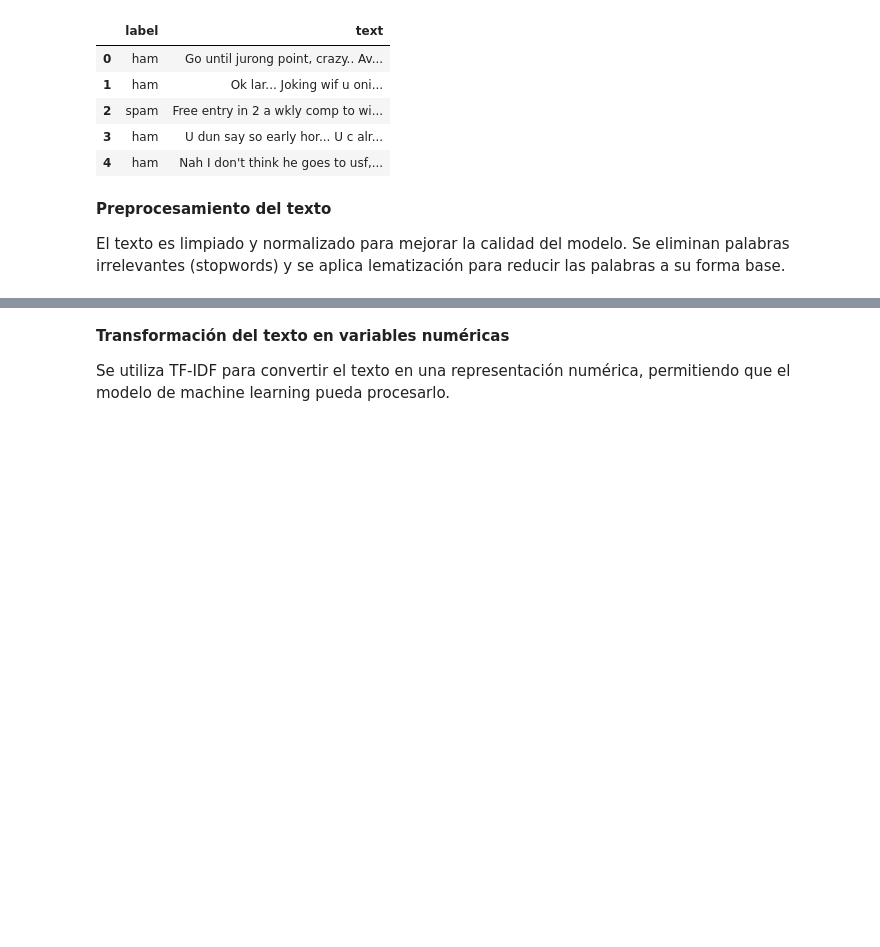
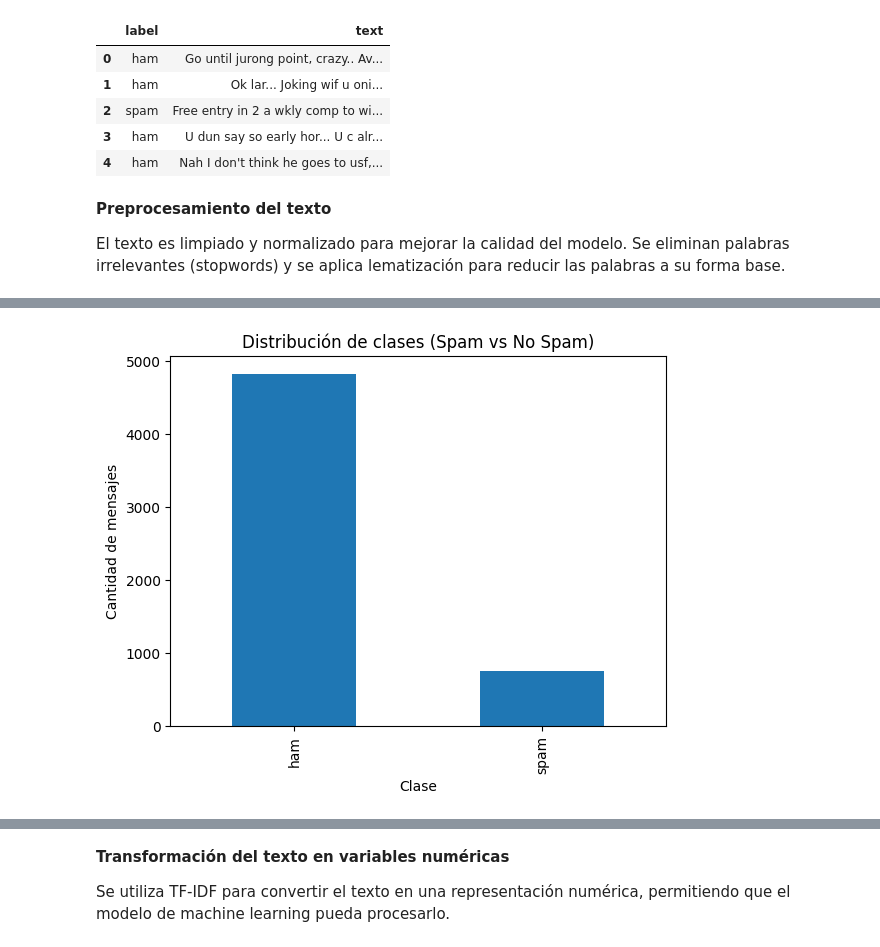
Before and after one commit to karenbochatay/Data_Science_IIII, a Jupyter notebook: DATA_SCIENCE_III.ipynb, the cells around one changed output, grey strips where cells are left out. Saved outputs shown, nothing was run; the diff lists cells and outputs as text; code cells hidden in the pictures; blank space fills up the shorter version.

```diff
--- a/DATA_SCIENCE_III.ipynb
+++ b/DATA_SCIENCE_III.ipynb
@@ -103,0 +110,15 @@ df['text'] = df['text'].apply(limpiar_texto)
+# %%
+# vemos cuántos spam y no spam hay
+# esto sirve para entender si el dataset está balanceado o no
+
+import matplotlib.pyplot as plt
+
+df['label'].value_counts().plot(kind='bar')
+
+plt.title("Distribución de clases (Spam vs No Spam)")
+plt.xlabel("Clase")
+plt.ylabel("Cantidad de mensajes")
+
+plt.show()
+# %% [output]
+[figure, added]
```
Also changed, not shown: parts of 12 cells of this notebook.
